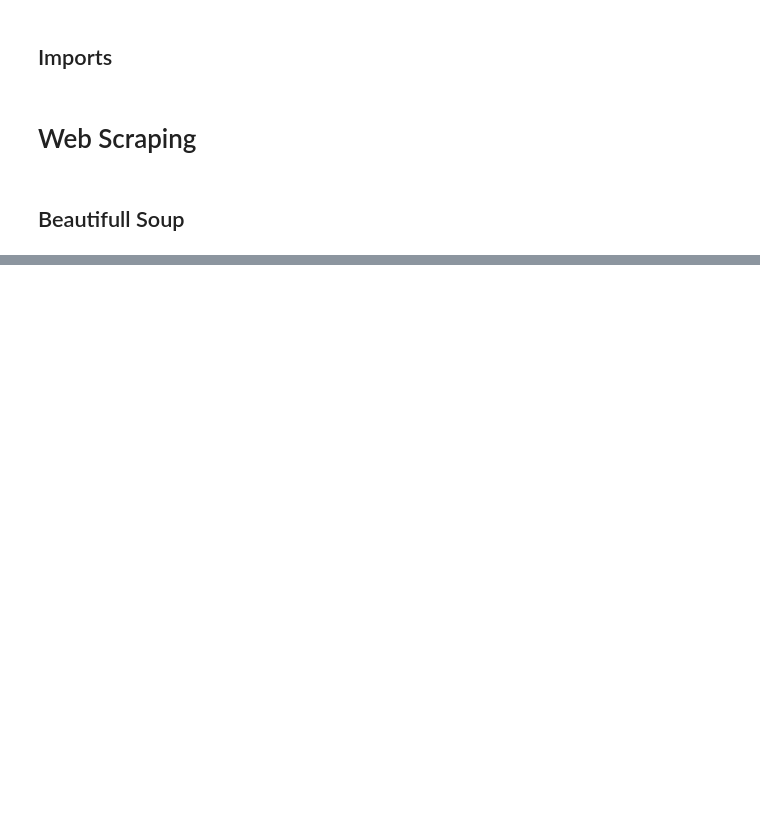
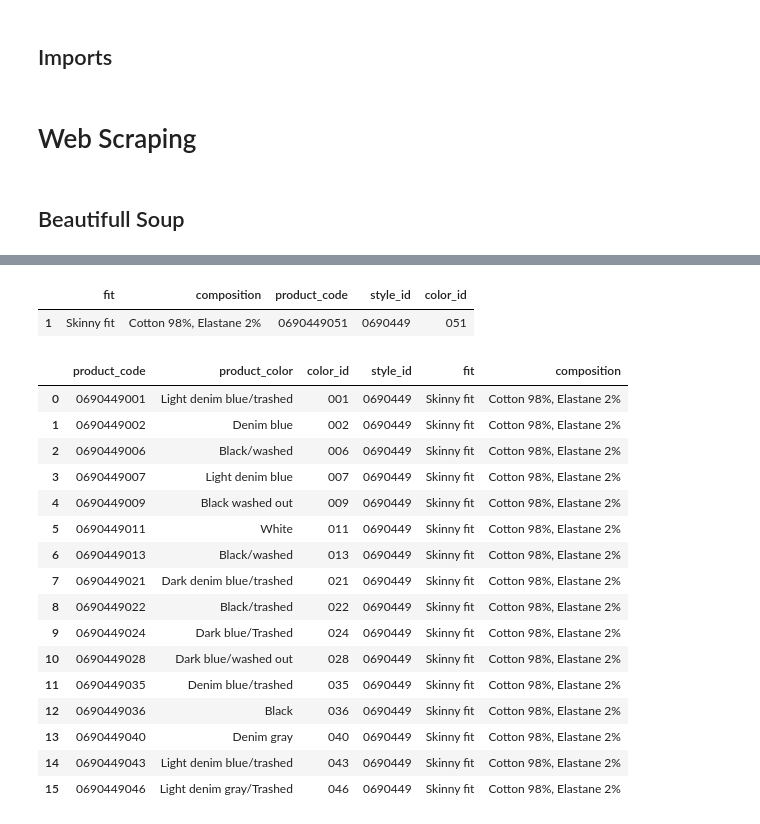
Before and after one commit to MarcosRMG/ds_ao_dev, a Jupyter notebook: notebooks/DS ao DEV.ipynb, the cells around one changed output, grey strips where cells are left out. Drawn from its saved outputs; the diff is of its cells as text; code cells hidden in the pictures; blank space fills up the shorter version.

Commit message:
Screaping product composition

```diff
--- a/notebooks/DS ao DEV.ipynb
+++ b/notebooks/DS ao DEV.ipynb
@@ -89,0 +119,19 @@ TypeError: _around_dispatcher() missing 1 required positional argument: 'a'
+# %%
+#------------------------------API Request----------------------------
+url = 'https://www2.hm.com/en_us/productpage.0690449051.html'
+header = {'User-Agent': 'Mozilla/5.0 (X11; Linux x86_64) AppleWebKit/537.36 (KHTML, like Gecko) Chrome/94.0.4606.81 Safari/537.36'}
+page = requests.get(url, headers=header).text
+
+#------------------------------BeautifulSoup Object--------------------
+soup = BeautifulSoup(page)
+
+#------------------------------Product Color---------------------------
+
+product_detail = soup.find_all('a', class_ = 'filter-option miniature')
+product_color = [p.get('data-color') for p in product_detail]
+product_code = [p.get('data-articlecode') for p in product_detail]
+
+df_color = pd.DataFrame({'product_code': product_code, 'product_color': product_color})
+df_color['color_id'] = df_color['product_code'].apply(lambda x: x[-3:])
+df_color['style_id'] = df_color['product_code'].apply(lambda x: x[:-3])
+df_color.head()
@@ -89,0 +145,40 @@ TypeError: _around_dispatcher() missing 1 required positional argument: 'a'
+# %%
+#------------------------------Product Composition---------------------------
+product_composition = [list(filter(None, p.get_text().split('\n'))) for p in soup.find_all('div', class_ = 'pdp-description-list-item')]
+
+df_composition = pd.DataFrame(product_composition).T
+df_composition.columns = df_composition.iloc[0]
+df_composition.drop(index=0, inplace=True)
+
+df_composition = df_composition[['Fit', 'Composition', 'Art. No.']]
+df_composition.columns = df_composition.columns.str.lower()
+df_composition.columns = ['fit', 'composition', 'product_code']
+df_composition.fillna(method='ffill', inplace=True)
+df_composition['style_id'] = df_composition['product_code'].apply(lambda x: x[:-3])
+df_composition['color_id'] = df_composition['product_code'].apply(lambda x: x[-3:])
+df_composition
+# %% [output]
+|  | fit | composition | product_code | style_id | color_id |
+| 1 | Skinny fit | Cotton 98%, Elastane 2% | 0690449051 | 0690449 | 051 |
+# %%
+#------------------------------SKU Product---------------------------
+df_sku = pd.merge(df_color, df_composition[['style_id', 'fit', 'composition']], how='left', on='style_id')
+df_sku
+# %% [output]
+|  | product_code | product_color | color_id | style_id | fit | composition |
+| 0 | 0690449001 | Light denim blue/trashed | 001 | 0690449 | Skinny fit | Cotton 98%, Elastane 2% |
+| 1 | 0690449002 | Denim blue | 002 | 0690449 | Skinny fit | Cotton 98%, Elastane 2% |
+| 2 | 0690449006 | Black/washed | 006 | 0690449 | Skinny fit | Cotton 98%, Elastane 2% |
+| 3 | 0690449007 | Light denim blue | 007 | 0690449 | Skinny fit | Cotton 98%, Elastane 2% |
+| 4 | 0690449009 | Black washed out | 009 | 0690449 | Skinny fit | Cotton 98%, Elastane 2% |
+| 5 | 0690449011 | White | 011 | 0690449 | Skinny fit | Cotton 98%, Elastane 2% |
+| 6 | 0690449013 | Black/washed | 013 | 0690449 | Skinny fit | Cotton 98%, Elastane 2% |
+| 7 | 0690449021 | Dark denim blue/trashed | 021 | 0690449 | Skinny fit | Cotton 98%, Elastane 2% |
+| 8 | 0690449022 | Black/trashed | 022 | 0690449 | Skinny fit | Cotton 98%, Elastane 2% |
+| 9 | 0690449024 | Dark blue/Trashed | 024 | 0690449 | Skinny fit | Cotton 98%, Elastane 2% |
+| 10 | 0690449028 | Dark blue/washed out | 028 | 0690449 | Skinny fit | Cotton 98%, Elastane 2% |
+| 11 | 0690449035 | Denim blue/trashed | 035 | 0690449 | Skinny fit | Cotton 98%, Elastane 2% |
+| 12 | 0690449036 | Black | 036 | 0690449 | Skinny fit | Cotton 98%, Elastane 2% |
+| 13 | 0690449040 | Denim gray | 040 | 0690449 | Skinny fit | Cotton 98%, Elastane 2% |
+| 14 | 0690449043 | Light denim blue/trashed | 043 | 0690449 | Skinny fit | Cotton 98%, Elastane 2% |
+| 15 | 0690449046 | Light denim gray/Trashed | 046 | 0690449 | Skinny fit | Cotton 98%, Elastane 2% |
```
Also changed, not shown: parts of 11 cells of this notebook, 2 other files.
